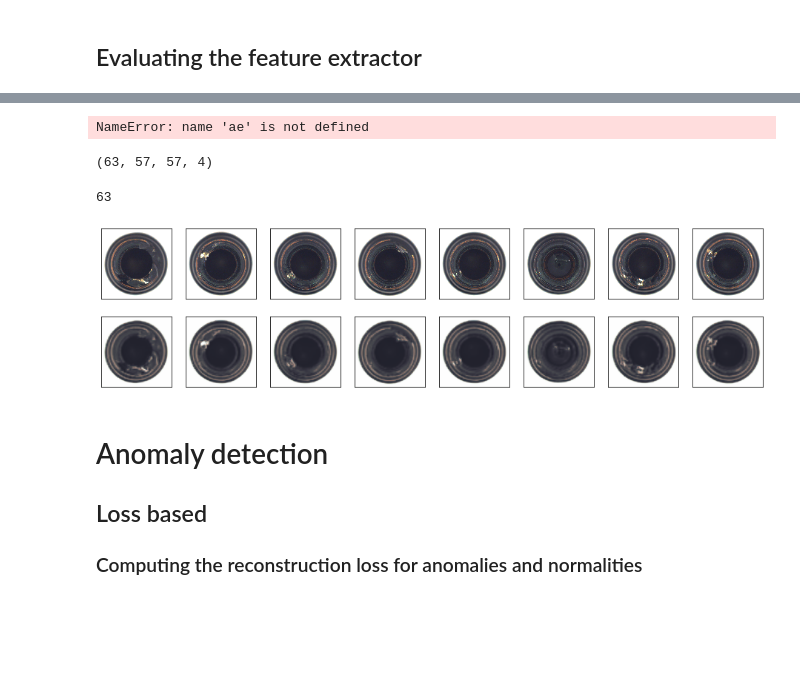
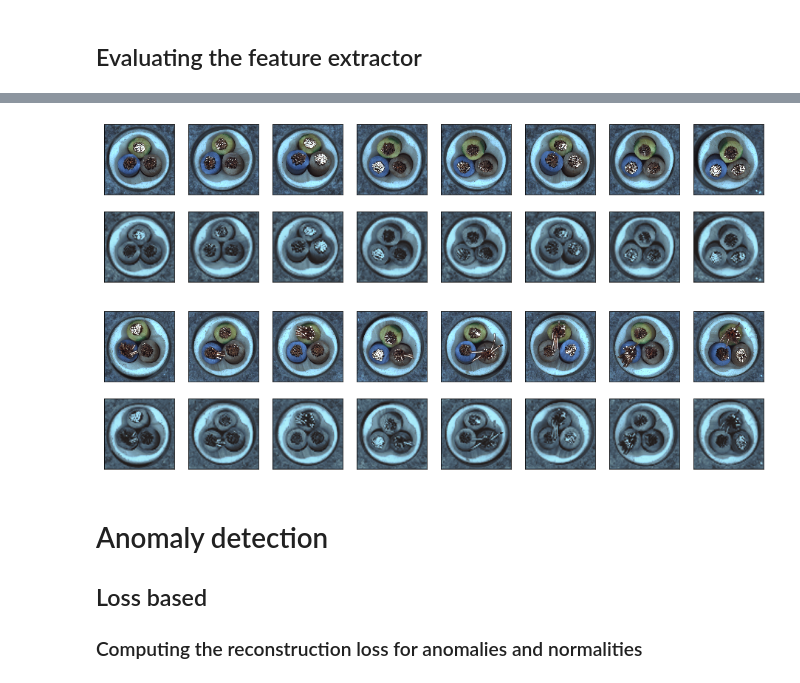
Before and after one commit to ChiShao/cnn-auto-encoder, a Jupyter notebook: anomaly_detector_generator.ipynb, the cells around one changed output, grey strips where cells are left out. Saved outputs shown, nothing was run; the diff lists cells and outputs as text; code cells hidden in the pictures; blank space fills up the shorter version.

```diff
--- a/anomaly_detector_generator.ipynb
+++ b/anomaly_detector_generator.ipynb
@@ -42,7 +37,7 @@ np.random.seed(42)
 # %%
 ANOMALY_STR ="anomaly"
 NORMAL_STR = "normal"
-USE_CASE ="bottle"
+USE_CASE ="cable"
 img_path = os.path.join("imgs",USE_CASE)
 if not os.path.isdir(img_path):
     os.mkdir(img_path)
@@ -222,19 +236,21 @@ def build_conv_ae(
     decode = Conv2DTranspose(filters[i], kernel, activation="relu", padding="same")(decode)
     decode = UpSampling2D(pool_size)(decode)
     i -= 1
-    decode = Conv2D(filters[i], kernel, activation="relu")(decode)
+    decode = Conv2D(filters[i], kernel, activation="relu", padding="same")(decode)
     decode = UpSampling2D(pool_size)(decode)
     i -= 1
-    decode = Conv2D(filters[i], kernel, activation="relu")(decode)
+    decode = Conv2D(filters[i], kernel, activation="relu", padding="same")(decode)
     decode = UpSampling2D(pool_size)(decode)
     decoded = Conv2D(
-        1 if color == "gray" else 3, kernel, activation="sigmoid", padding="same"
+        1 if color == "gray" else 3, kernel, activation="sigmoid",padding="same"
     )(decode)
 
     # this model maps an input to its reconstruction
+    autoencoder = Model(inputs=input_img, outputs=decoded)
     autoencoder_single = Model(inputs=input_img, outputs=decoded)
+
     encoder, decoder = get_codec_from_ae(autoencoder_single)
-    autoencoder = multi_gpu_model(autoencoder_single, 4)
+    # autoencoder = multi_gpu_model(autoencoder_single, 4)
 
     # build (aka "compile") the model
     autoencoder.compile(optimizer="adadelta", loss="mse")
@@ -344,5 +358,5 @@ samples_normal = get_images(X_normal_test,8)
 # %%
-ckpt_loc = os.path.join(ckpt_path,"feature-extractor-ae3.hdf5")
+ckpt_loc = os.path.join(ckpt_path,"feature-extractor-ae.hdf5")
 log_dir = os.path.join(base_log_dir,str(len(os.listdir(base_log_dir))))
 if not os.path.isdir(log_dir):
     os.mkdir(log_dir)
@@ -350,32 +364,36 @@ if not os.path.isdir(log_dir):
 if os.path.isfile(ckpt_loc):
     print("Loading Autoencoder for %s feature extraction from directory %s..." % (USE_CASE,ckpt_loc))
     ae = load_model(ckpt_loc)
-    ae.compile(optimizer="adadelta", loss="mse") # this needs to be compiled since the untrained, single-GPU model is saved instead of the multi-GPU model
+
+    # this needs to be compiled since the untrained, single-GPU model is saved instead of the multi-GPU model
+    ae.compile(optimizer="adadelta", loss="mse")
     encoder, decoder = get_codec_from_ae(ae)
     # ae.summary()
 else:
+    print("Writing logs to %s" % log_dir)
     print("Training Autoencoder for %s feature extraction..." % USE_CASE)
-    ae,ae_single, encoder, decoder = build_conv_ae(input_shape=samples_normal.shape[1:],filters=[16,12,8,4],color="not-gray")
+    input_shape= next(img_generator(X_normal_test,1)).shape # retrieve sample image to determine shape of images
+
+    ae,ae_single, encoder, decoder = build_conv_ae(input_shape=input_shape,filters=[8,8,4,2],color="not-gray")
     earlyStopping = EarlyStopping(
         monitor="val_loss", patience=20, verbose=1, mode="min", min_delta=(1/10**6)
     )
     mcp_save = ModelCkptMultiGPU(
         ckpt_loc, ae_single, save_best_only=True, verbose=1, monitor="val_loss", mode="min"
     )
-
     reduce_lr_loss = ReduceLROnPlateau(
         monitor="val_loss", factor=0.3, patience=5, verbose=1, mode="min"
     )
     tb = TensorBoard(
         log_dir=log_dir, histogram_freq=0, write_graph=True, write_images=True
     )
-    # ae.summary()
+    ae.summary()
     ae.fit_generator(
-        generator=yield_images(X_normal_train,16),# needs to produce data infinitely
+        generator=train_img_generator(X_normal_train,4),# needs to produce data infinitely
         epochs=256,
         steps_per_epoch=len(X_normal_train),
         shuffle=True,
-        validation_data=yield_images(X_normal_validate,16),
+        validation_data=train_img_generator(X_normal_validate,4),
         validation_steps=len(X_normal_validate),
         callbacks=[mcp_save,earlyStopping,reduce_lr_loss, tb]
     )
@@ -415,46 +426,33 @@ decoded_normal_imgs = decoder.predict(encoded_normal_imgs_test)
+# %%
+def predict_from_generator(model, gen):
+    predictions = np.array([])
+    for g in gen:
+        pred = model.predict(g.reshape((1,*g.shape)))
+        predictions = np.concatenate((predictions, pred)) if predictions.size > 0 else pred
+    return predictions
 # %%
-decoded_samples_normal = ae.predict(samples_normal)
+samples_normal = img_generator(X_normal_test,8)
+decoded_samples_normal = predict_from_generator(ae, samples_normal)
 plot_samples(
-   samples_normal,
+    img_generator(X_normal_test,8),
     decoded_samples_normal,
     plot_mvtec,
     os.path.join(img_path, "rec-{}.png".format(NORMAL_STR)),
 )
 # %% [output]
-NameError: name 'ae' is not defined
+[figure, added]
-# %%
-encoded_anomaly_imgs = encoder.predict_generator(
-    yield_images(X_anomaly_test, 1, input_only=True), steps=len(X_anomaly_test)
-)  # used later for One Class Classification
-print(encoded_anomaly_imgs.shape)
-
-# decode batch wise:
-batch_size_decode = 8
-
-epochs = np.arange(0, len(encoded_anomaly_imgs), batch_size_decode)
-decoded_anomaly_imgs = np.zeros((0, 900, 900, 3))
-
-for i in range(len(epochs)):
-    # print(epochs[i], epochs[i + 1] if i+1<len(epochs) else None)
-    decoded_anomaly_imgs = np.concatenate(
-        (decoded_anomaly_imgs,
-        decoder.predict(encoded_anomaly_imgs[epochs[i] : epochs[i + 1] if i+1<len(epochs) else None]))
-    )
-len(decoded_anomaly_imgs)
-# %% [output]
-(63, 57, 57, 4)
-63
 # %%
-samples_anomaly = get_images(X_anomaly_test,8)
-decoded_samples_anomaly = ae.predict(samples_anomaly)
+samples_anomaly = img_generator(X_anomaly_test,8)
+decoded_samples_anomaly = predict_from_generator(ae, samples_anomaly)
 
-plot_samples(samples_anomaly,
+plot_samples(
+    img_generator(X_anomaly_test,8),
     decoded_samples_anomaly,
     plot_mvtec,
     os.path.join(img_path, "rec-{}.png".format(ANOMALY_STR)),
 )
 # %% [output]
-[figure, old version]
+[figure, new version]
 # %% [markdown]
 # Anomaly detection
 ## Loss based
```
Also changed, not shown: parts of 27 cells of this notebook, 1 other file.
